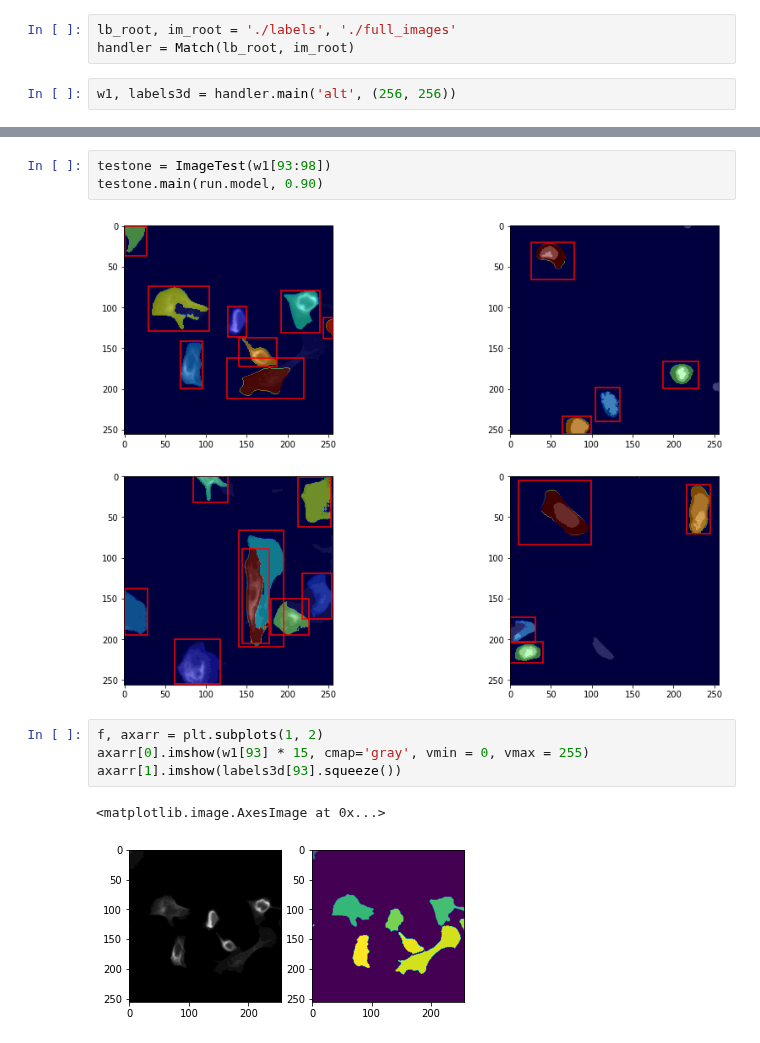
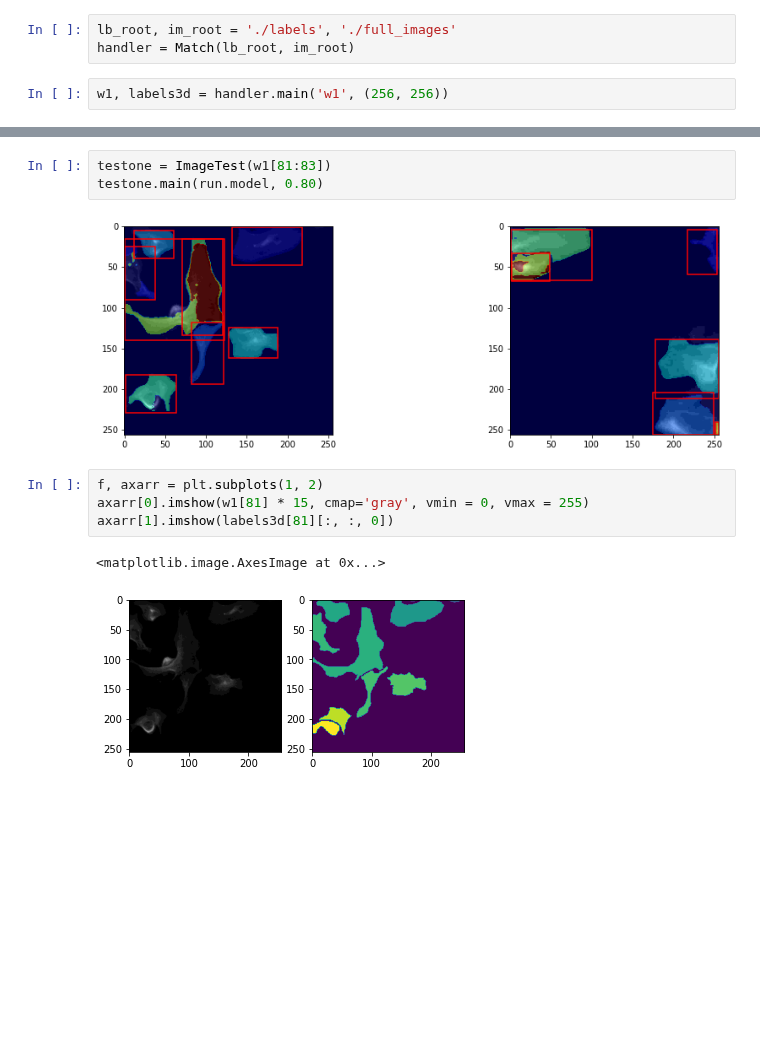
Before and after one commit to ego-alt/segmentation-from-scratch, a Jupyter notebook: instance_seg/instance_seg.ipynb, the cells around one changed output, grey strips where cells are left out. Drawn from its saved outputs; the diff is of its cells as text; blank space fills up the shorter version.

Commit message:
Model results from randomly resized images

```diff
--- a/instance_seg/instance_seg.ipynb
+++ b/instance_seg/instance_seg.ipynb
@@ -21,5 +29,5 @@ from torch.utils.data import DataLoader
 lb_root, im_root = './labels', './full_images'
 handler = Match(lb_root, im_root)
 # %%
-w1, labels3d = handler.main('alt', (256, 256))
+w1, labels3d = handler.main('w1', (256, 256))
 # %%
@@ -86,12 +96,12 @@ DONE (t=0.02s).
 # %%
-testone = ImageTest(w1[93:98])
-testone.main(run.model, 0.90)
+testone = ImageTest(w1[81:83])
+testone.main(run.model, 0.80)
 # %% [output]
-[figure, old version]
+[figure, new version]
 # %%
 f, axarr = plt.subplots(1, 2)
-axarr[0].imshow(w1[93] * 15, cmap='gray', vmin = 0, vmax = 255)
-axarr[1].imshow(labels3d[93].squeeze())
+axarr[0].imshow(w1[81] * 15, cmap='gray', vmin = 0, vmax = 255)
+axarr[1].imshow(labels3d[81][:, :, 0])
 # %% [output]
 <matplotlib.image.AxesImage at 0x...>
-[figure, old version]
+[figure, new version]
```
Also changed, not shown: parts of 5 cells of this notebook.
